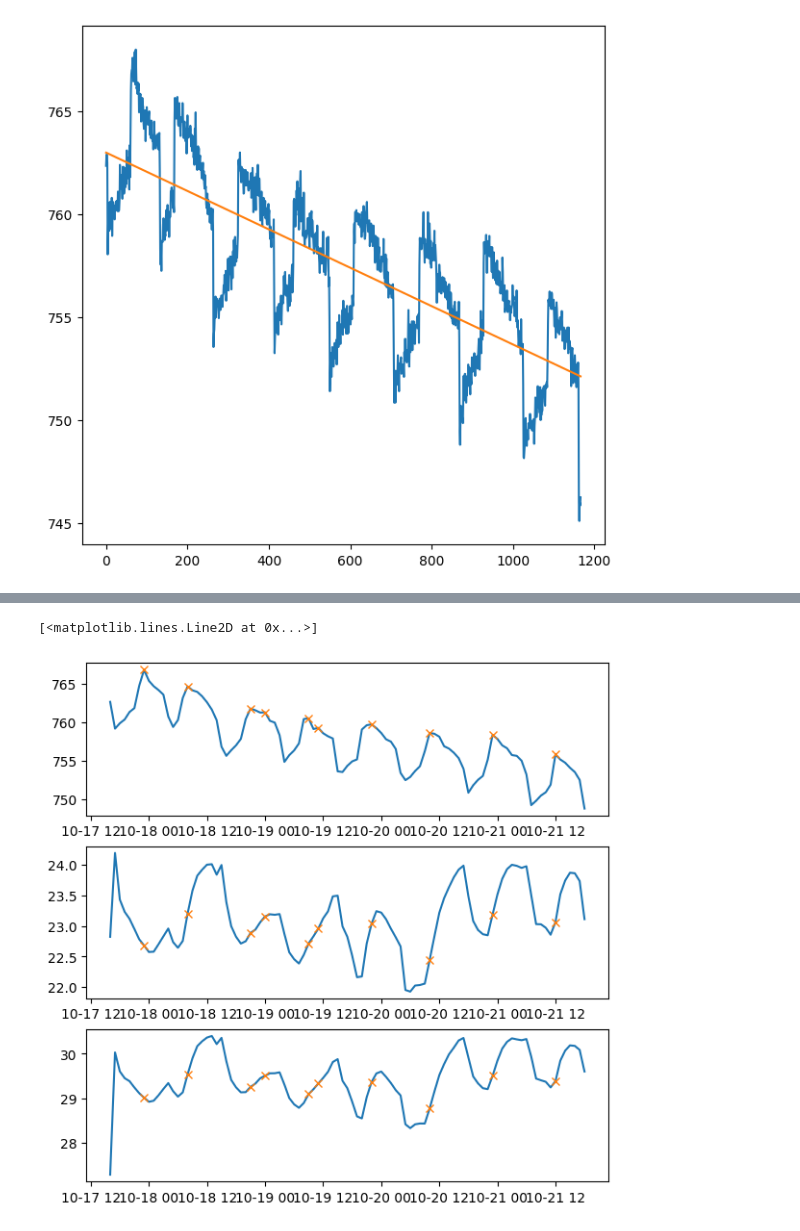
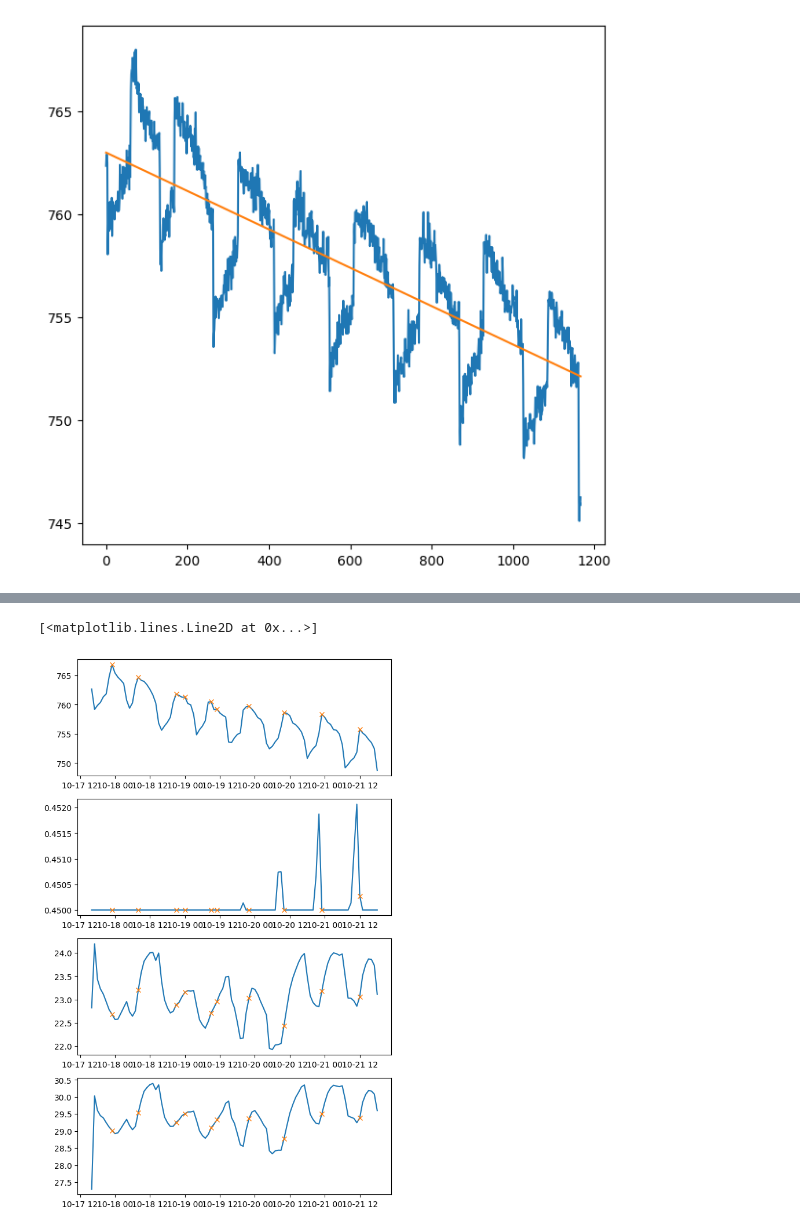
Before and after one commit to mrzlkaaa/irtt_cooling_system, a Jupyter notebook: jupyter/irtt_cs_general_analysis.ipynb, the cells around one changed output, grey strips where cells are left out. Cells and saved outputs as stored; diff of their text form; code cells hidden in the pictures.

```diff
--- a/jupyter/irtt_cs_general_analysis.ipynb
+++ b/jupyter/irtt_cs_general_analysis.ipynb
@@ -39,7 +39,7 @@ df_refactorer.ids, type(df_refactorer.ids)
         461, 462, 463, 480, 481]),
  numpy.ndarray)
 # %%
-id_dfs = df_refactorer.select_by_ids([299, 307, 309, 315, 317, 319, 325, 481])
+id_dfs = df_refactorer.select_by_ids([299, 307, 309, 315, 317, 319, 325, 327, 481])
 id_dfs
 # %% [output]
 [                          ID      Value
@@ -60,6 +60,6 @@ id_dfs
 
  [169683 rows x 2 columns]]
 # %%
-id_dfs_grouped = df_refactorer.min_frac_groupby(10, *id_dfs)
+id_dfs_grouped = df_refactorer.min_frac_groupby(5, *id_dfs)
 # %%
-df = csv_refactorer.create_df_from_dfs("ID", id_dfs_grouped)
+df = df_refactorer.create_df_from_dfs("ID", id_dfs_grouped)
@@ -367,15 +371,18 @@ axs[2].plot(df_fp_tl_1h[319])
 # %%
 # determination of period or peaks might be useful to drop confusing data (cooling tower water make-up)
+# the max value of flow rate is near to min value of pressure (that's ok)
 from scipy.signal import find_peaks
 Q2_peaks, props = find_peaks(df_fp_tl_1h[481])
 
-fig, axs = plt.subplots(3,1, figsize=(7,7))
+fig, axs = plt.subplots(4,1, figsize=(7,12))
 axs[0].plot(df_fp_tl_1h[481])
 axs[0].plot(df_fp_tl_1h.iloc[Q2_peaks][481], "x")
-axs[1].plot(df_fp_tl_1h[317])
-axs[1].plot(df_fp_tl_1h.iloc[Q2_peaks][317], "x")
-axs[2].plot(df_fp_tl_1h[319])
-axs[2].plot(df_fp_tl_1h.iloc[Q2_peaks][319], "x")
+axs[1].plot(df_fp_tl_1h[309])
+axs[1].plot(df_fp_tl_1h.iloc[Q2_peaks][309], "x")
+axs[2].plot(df_fp_tl_1h[317])
+axs[2].plot(df_fp_tl_1h.iloc[Q2_peaks][317], "x")
+axs[3].plot(df_fp_tl_1h[319])
+axs[3].plot(df_fp_tl_1h.iloc[Q2_peaks][319], "x")
 # %% [output]
 [<matplotlib.lines.Line2D at 0x...>]
-[figure, old version]
+[figure, new version]
```
Also changed, not shown: parts of 64 cells of this notebook, 3 other files.
